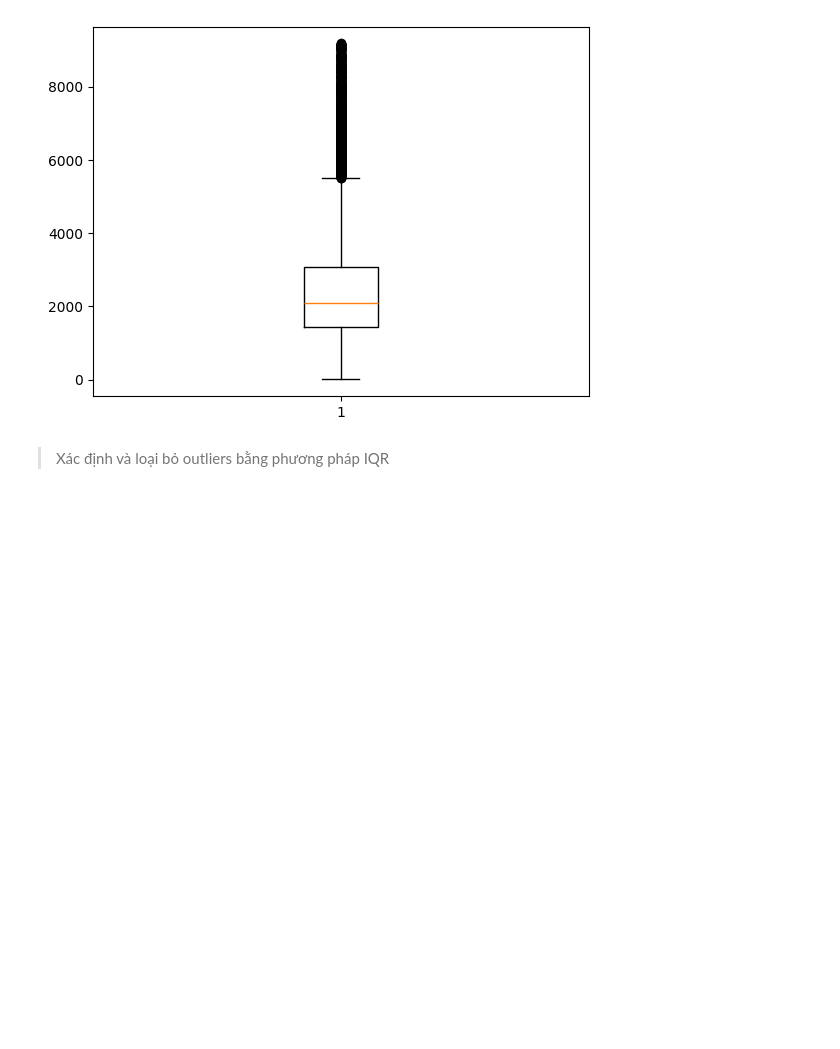
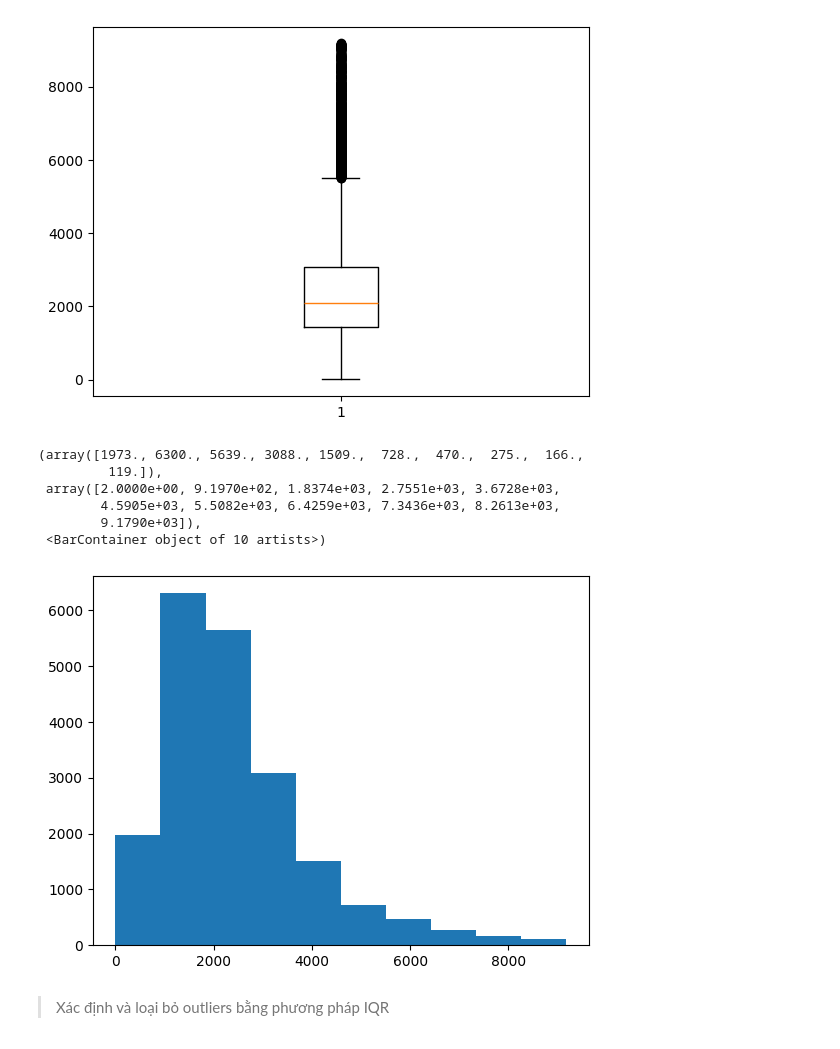
Before and after one commit to hg27haan/ML-DL-Data, a Jupyter notebook: DataPreprocessing/Source/Outliers.ipynb, the cells around one changed output. Drawn from its saved outputs; the diff is of its cells as text; code cells hidden in the pictures; blank space fills up the shorter version.

Commit message:
Update Histogram

```diff
--- a/DataPreprocessing/Source/Outliers.ipynb
+++ b/DataPreprocessing/Source/Outliers.ipynb
@@ -71,6 +71,16 @@ plt.boxplot(df_cleaned['total_rooms'])
  'fliers': [<matplotlib.lines.Line2D at 0x...>],
  'means': []}
 [figure]
+# %%
+plt.hist(df_cleaned['total_rooms'])
+# %% [output]
+(array([1973., 6300., 5639., 3088., 1509.,  728.,  470.,  275.,  166.,
+         119.]),
+ array([2.0000e+00, 9.1970e+02, 1.8374e+03, 2.7551e+03, 3.6728e+03,
+        4.5905e+03, 5.5082e+03, 6.4259e+03, 7.3436e+03, 8.2613e+03,
+        9.1790e+03]),
+ <BarContainer object of 10 artists>)
+[figure, added]
 # %% [markdown]
 > Xác định và loại bỏ outliers bằng phương pháp IQR
 # %%
```
Also changed, not shown: parts of 2 cells of this notebook, 1 other file.
